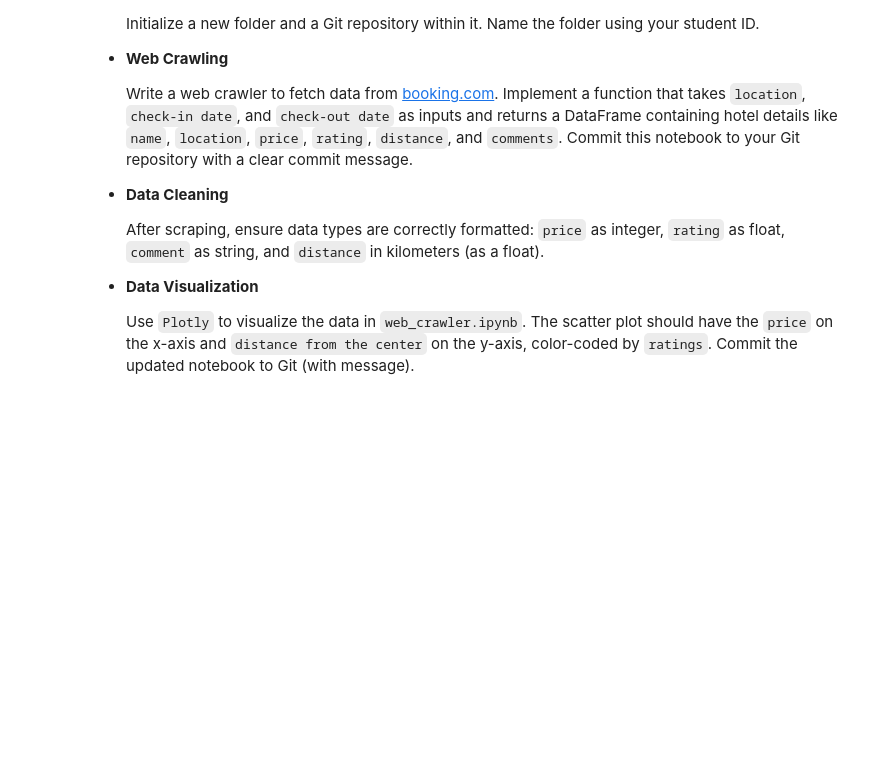
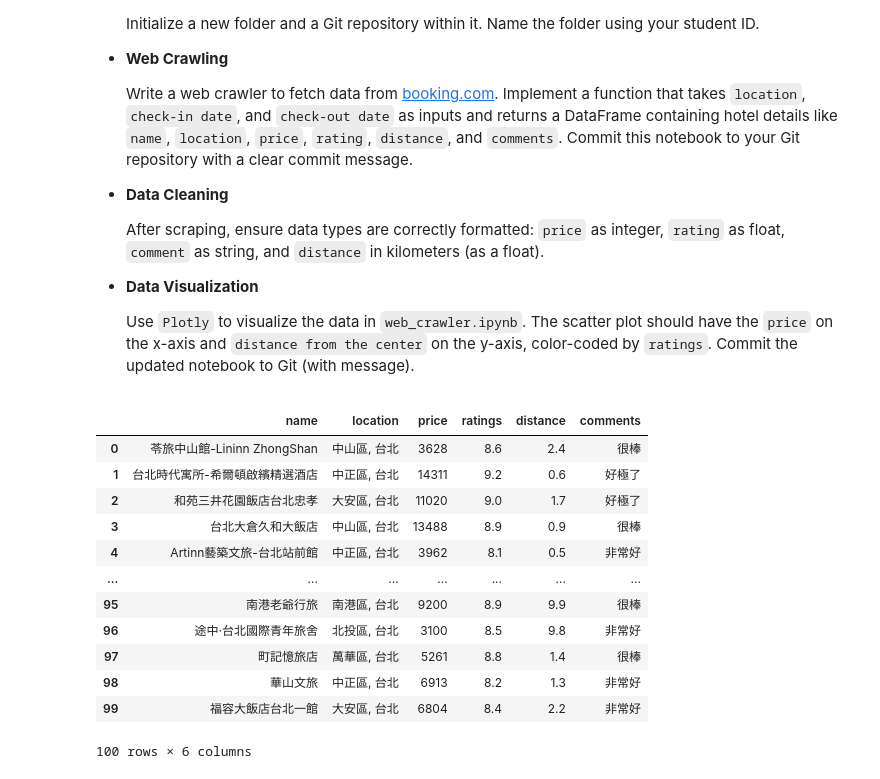
Before and after one commit to shang-chieh0830/NTU-ECON5166-DS, a Jupyter notebook: HW/programming_HW/web_crawler.ipynb, the cells around one changed output. Cells and saved outputs as stored; diff of their text form; code cells hidden in the pictures; blank space fills up the shorter version.

```diff
--- a/HW/programming_HW/web_crawler.ipynb
+++ b/HW/programming_HW/web_crawler.ipynb
@@ -78,34 +78,48 @@ def get_hotels(location, checkin, checkout, num_results=100):
             match = re.match(r'(\d\.\d)(\D+)(\d*,?\d+\s則評語)', item)
             if match:
                 rating, comment_text, _ = match.groups()
             else:
                 rating = None
                 comment_text = None
 
             temp_df.loc[len(temp_df)] = [None, None, None, rating, None, comment_text]
 
         #names_data = [name.text.strip() for name in soup.select('div[data-testid="title"].f6431b446c.a15b38c233')]
         #for item in names_data:
         #    print(item)
         temp_df["name"] = [name.text.strip() for name in soup.select('div[data-testid="title"].f6431b446c.a15b38c233')]
         temp_df["location"] = [location.text.strip() for location in soup.select('span.aee5343fdb.def9bc142a[data-testid="address"]')]
         temp_df["price"] = [price.text.strip() for price in soup.select("span.f6431b446c.fbfd7c1165.e84eb96b1f")]
         if soup.select('span[aria-expanded="false"][data-testid="distance"]'):
             temp_df["distance"] = [distance.text.strip() for distance in soup.select('span[aria-expanded="false"][data-testid="distance"]')]
 
         # Append temp_df to the main DataFrame hotels_df
         hotels = pd.concat([hotels, temp_df], ignore_index=True)
 
     hotels['price'] = hotels['price'].str.replace('TWD', '').str.replace(',', '').astype(int)
     hotels["ratings"] = hotels["ratings"].astype(float)
     hotels["comments"] = hotels["comments"].astype(str)
     hotels['distance'] = hotels['distance'].apply(lambda x: None if x is None else (float(x.replace('距中心 ', '').split(' ')[0]) / 1000) if '公尺' in x else float(x.replace('距中心 ', '').split(' ')[0]))
     return hotels[:num_results]
 
 
-hotels = get_hotels("Taipei", "2023-12-10", "2023-12-14", num_results=100)
+hotels = get_hotels("Taipei", "2023-12-12", "2023-12-14", num_results=100)
 
 hotels
+# %% [output]
+|  | name | location | price | ratings | distance | comments |
+| 0 | 苓旅中山館-Lininn ZhongShan | 中山區, 台北 | 3628 | 8.6 | 2.4 | 很棒 |
+| 1 | 台北時代寓所-希爾頓啟繽精選酒店 | 中正區, 台北 | 14311 | 9.2 | 0.6 | 好極了 |
+| 2 | 和苑三井花園飯店台北忠孝 | 大安區, 台北 | 11020 | 9.0 | 1.7 | 好極了 |
+| 3 | 台北大倉久和大飯店 | 中山區, 台北 | 13488 | 8.9 | 0.9 | 很棒 |
+| 4 | Artinn藝築文旅-台北站前館 | 中正區, 台北 | 3962 | 8.1 | 0.5 | 非常好 |
+| ... | ... | ... | ... | ... | ... | ... |
+| 95 | 南港老爺行旅 | 南港區, 台北 | 9200 | 8.9 | 9.9 | 很棒 |
+| 96 | 途中‧台北國際青年旅舍 | 北投區, 台北 | 3100 | 8.5 | 9.8 | 非常好 |
+| 97 | 町記憶旅店 | 萬華區, 台北 | 5261 | 8.8 | 1.4 | 很棒 |
+| 98 | 華山文旅 | 中正區, 台北 | 6913 | 8.2 | 1.3 | 非常好 |
+| 99 | 福容大飯店台北一館 | 大安區, 台北 | 6804 | 8.4 | 2.2 | 非常好 |
+100 rows × 6 columns
 # %%
 import plotly.express as px
 
```
Also changed, not shown: 1 other file.
